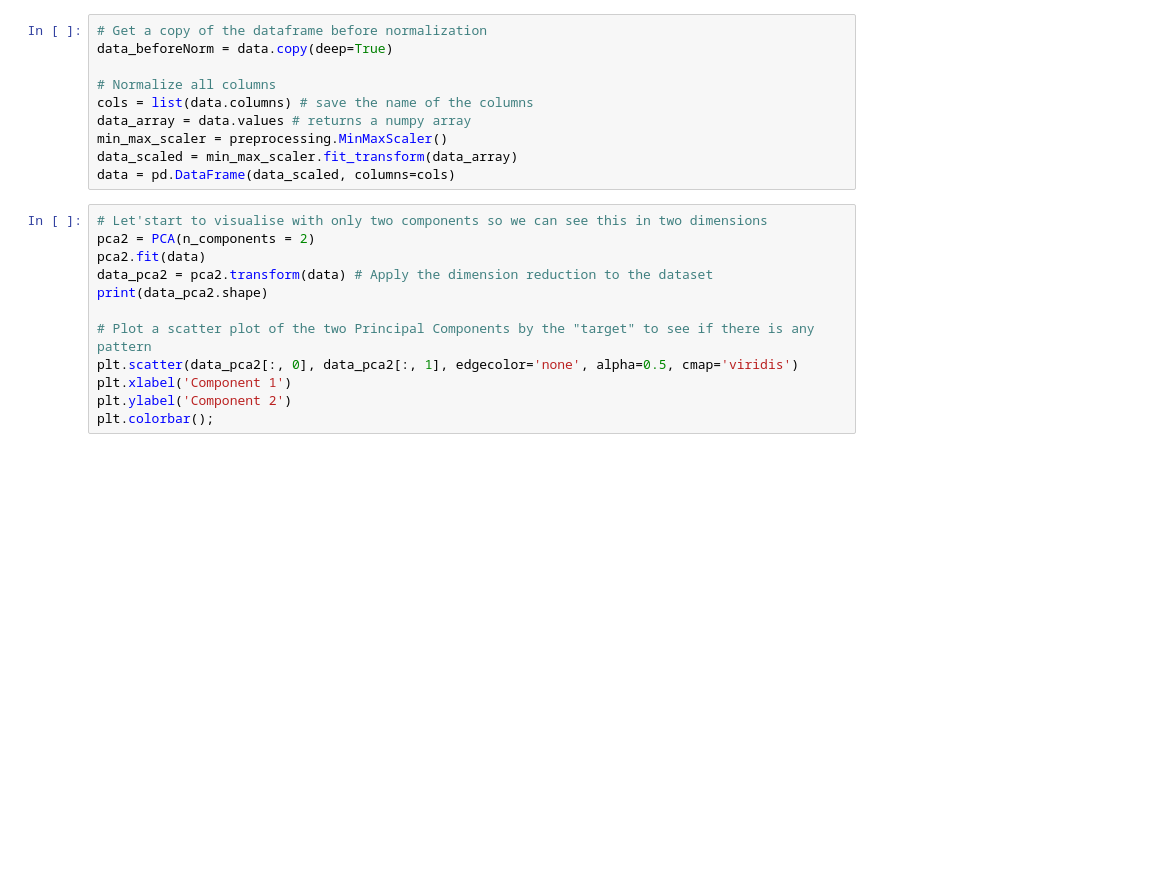
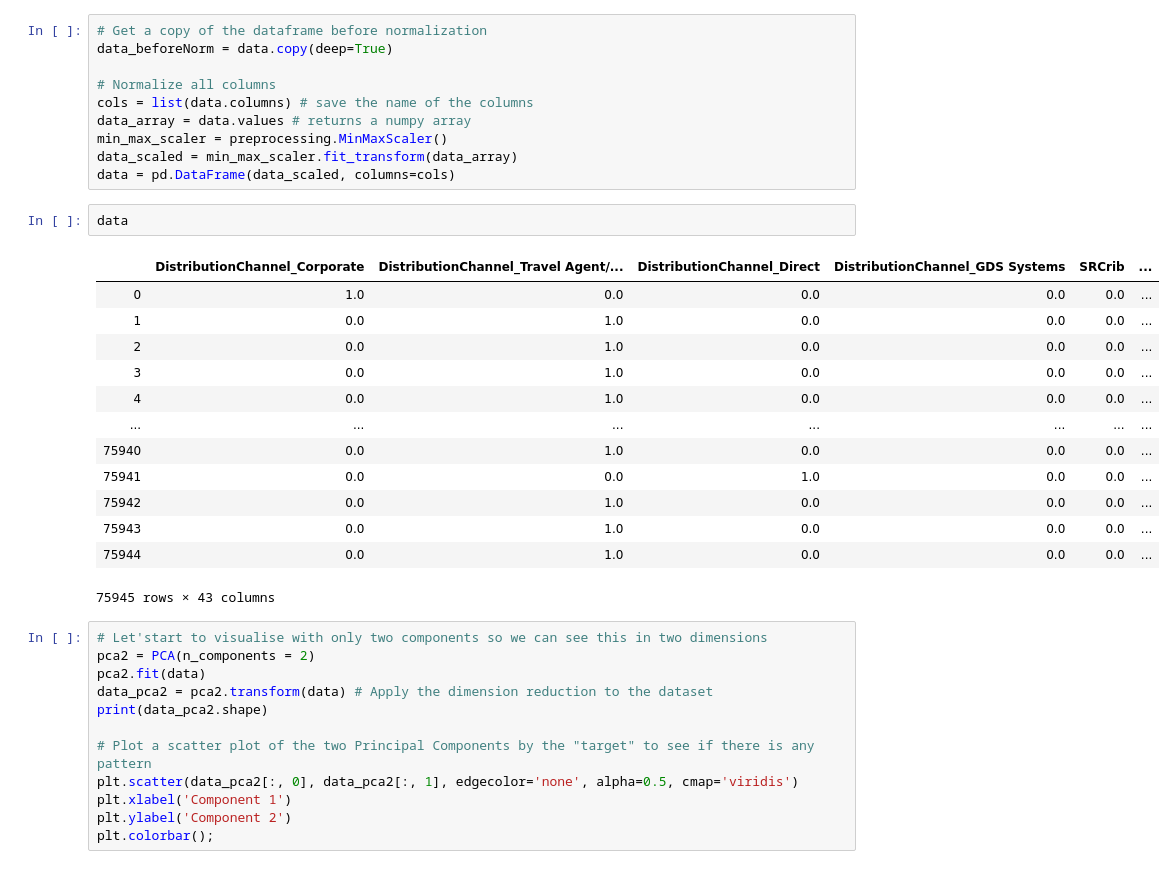
Before and after one commit to leonormporto/Hotel-Costumer-Segmentation, a Jupyter notebook: Hotel_CostumerSegmentation_VI.ipynb, the cells around one changed output. Cells and saved outputs as stored; diff of their text form; blank space fills up the shorter version.

```diff
--- a/Hotel_CostumerSegmentation_VI.ipynb
+++ b/Hotel_CostumerSegmentation_VI.ipynb
@@ -781,6 +779,22 @@ data_array = data.values # returns a numpy array
 min_max_scaler = preprocessing.MinMaxScaler()
 data_scaled = min_max_scaler.fit_transform(data_array)
 data = pd.DataFrame(data_scaled, columns=cols)
+# %%
+data
+# %% [output]
+|  | DistributionChannel_Corporate | DistributionChannel_Travel Agent/... | DistributionChannel_Direct | DistributionChannel_GDS Systems | SRCrib | ... |
+| 0 | 1.0 | 0.0 | 0.0 | 0.0 | 0.0 | ... |
+| 1 | 0.0 | 1.0 | 0.0 | 0.0 | 0.0 | ... |
+| 2 | 0.0 | 1.0 | 0.0 | 0.0 | 0.0 | ... |
+| 3 | 0.0 | 1.0 | 0.0 | 0.0 | 0.0 | ... |
+| 4 | 0.0 | 1.0 | 0.0 | 0.0 | 0.0 | ... |
+| ... | ... | ... | ... | ... | ... | ... |
+| 75940 | 0.0 | 1.0 | 0.0 | 0.0 | 0.0 | ... |
+| 75941 | 0.0 | 0.0 | 1.0 | 0.0 | 0.0 | ... |
+| 75942 | 0.0 | 1.0 | 0.0 | 0.0 | 0.0 | ... |
+| 75943 | 0.0 | 1.0 | 0.0 | 0.0 | 0.0 | ... |
+| 75944 | 0.0 | 1.0 | 0.0 | 0.0 | 0.0 | ... |
+75945 rows × 43 columns
 # %%
 # Let'start to visualise with only two components so we can see this in two dimensions
 pca2 = PCA(n_components = 2)
```
Also changed, not shown: parts of 17 cells of this notebook.
